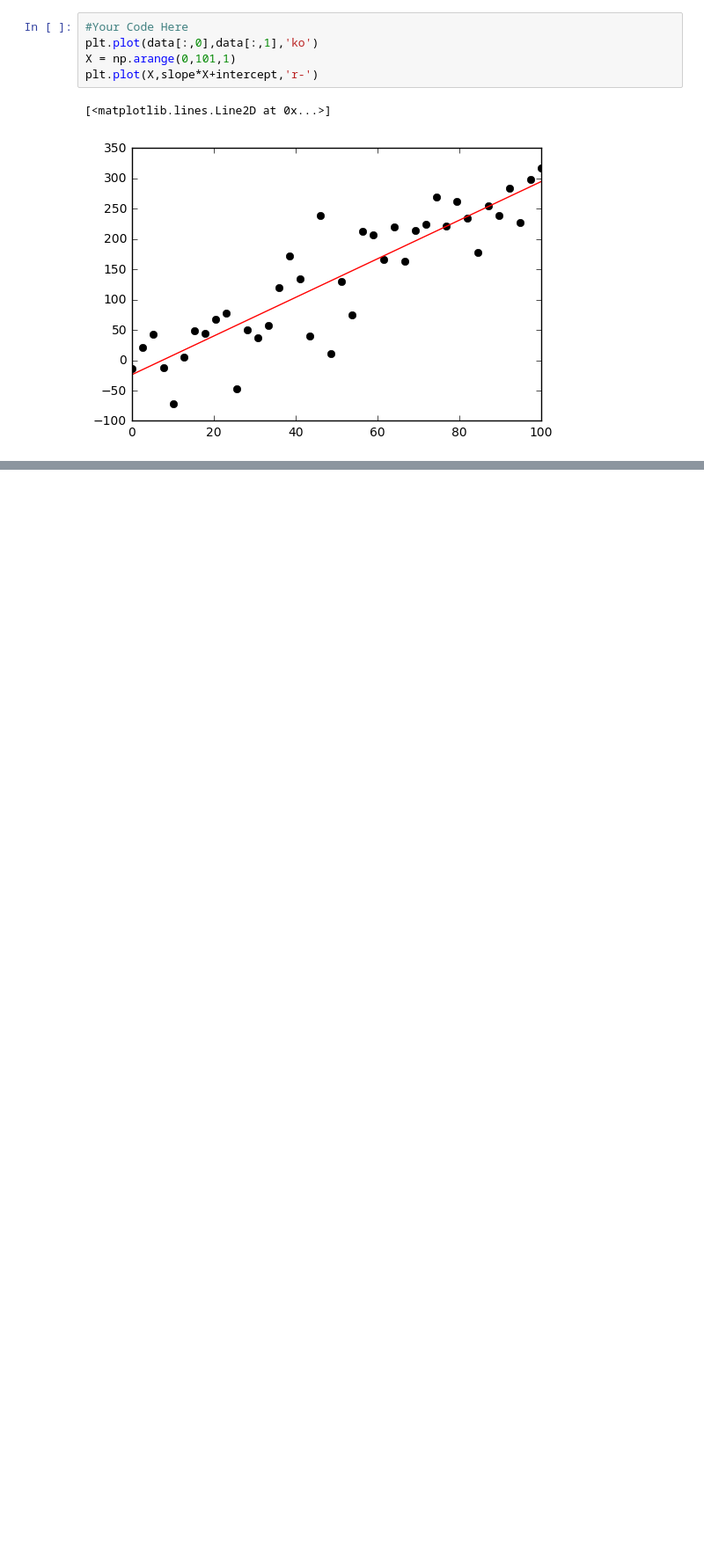
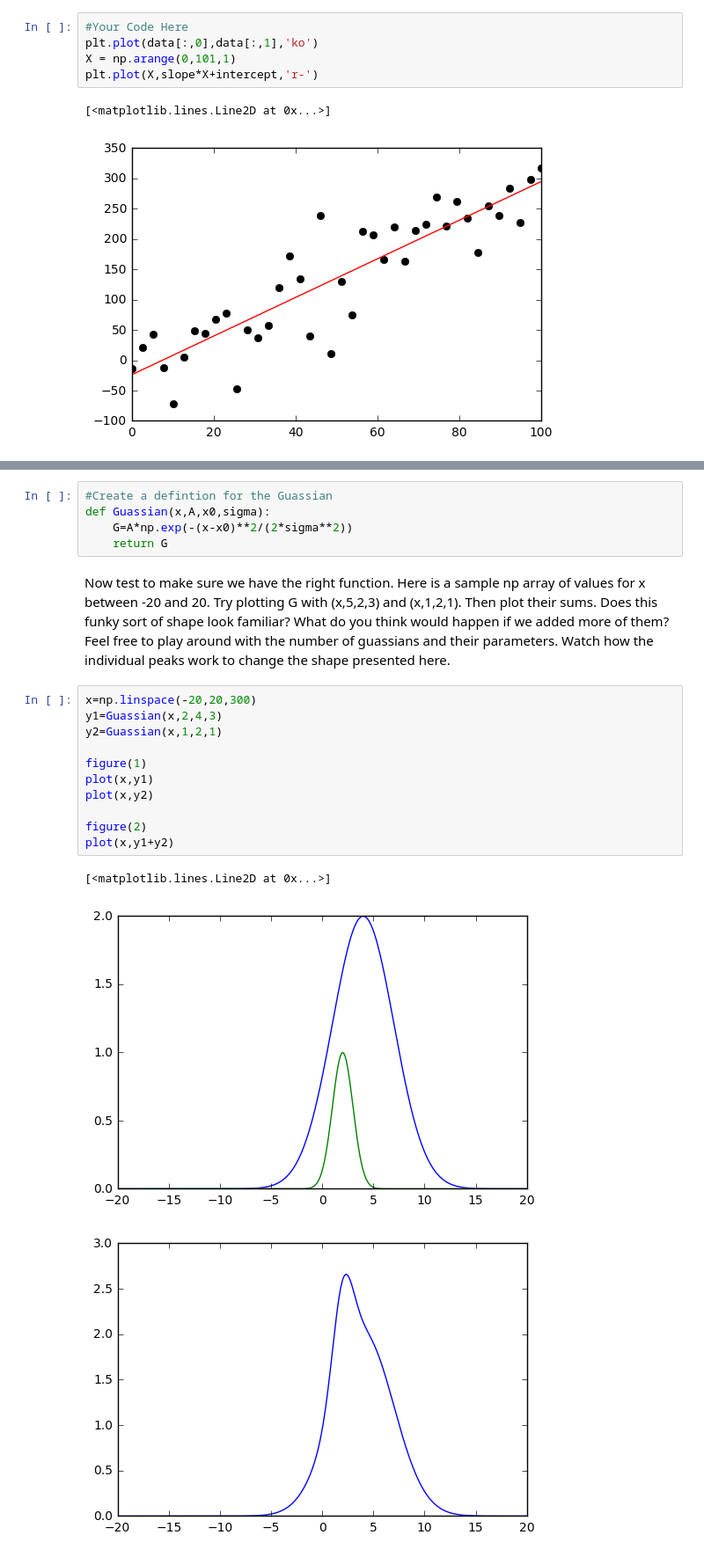
Before and after one commit to astroumd/GradMap, a Jupyter notebook: notebooks/Lectures2017/Lecture3/Lecture 3 - Answer Key.ipynb, the cells around one changed output, grey strips where cells are left out. Shown at 88% size. Saved outputs shown, nothing was run; the diff lists cells and outputs as text; blank space fills up the shorter version.

```diff
--- a/notebooks/Lectures2017/Lecture3/Lecture 3 - Answer Key.ipynb
+++ b/notebooks/Lectures2017/Lecture3/Lecture 3 - Answer Key.ipynb
@@ -208,0 +253,22 @@ When you're done, you should have a plot like this:
+# %%
+#Create a defintion for the Guassian
+def Guassian(x,A,x0,sigma):
+    G=A*np.exp(-(x-x0)**2/(2*sigma**2))
+    return G
+# %% [markdown]
+Now test to make sure we have the right function. Here is a sample np array of values for x between -20 and 20. Try plotting G with (x,5,2,3) and (x,1,2,1). Then plot their sums. Does this funky sort of shape look familiar? What do you think would happen if we added more of them? Feel free to play around with the number of guassians and their parameters. Watch how the individual peaks work to change the shape presented here.
+# %%
+x=np.linspace(-20,20,300)
+y1=Guassian(x,2,4,3)
+y2=Guassian(x,1,2,1)
+
+figure(1)
+plot(x,y1)
+plot(x,y2)
+
+figure(2)
+plot(x,y1+y2)
+# %% [output]
+[<matplotlib.lines.Line2D at 0x...>]
+[figure, added]
+[figure, added]
```
Also changed, not shown: parts of 9 cells of this notebook, 3 other files.
